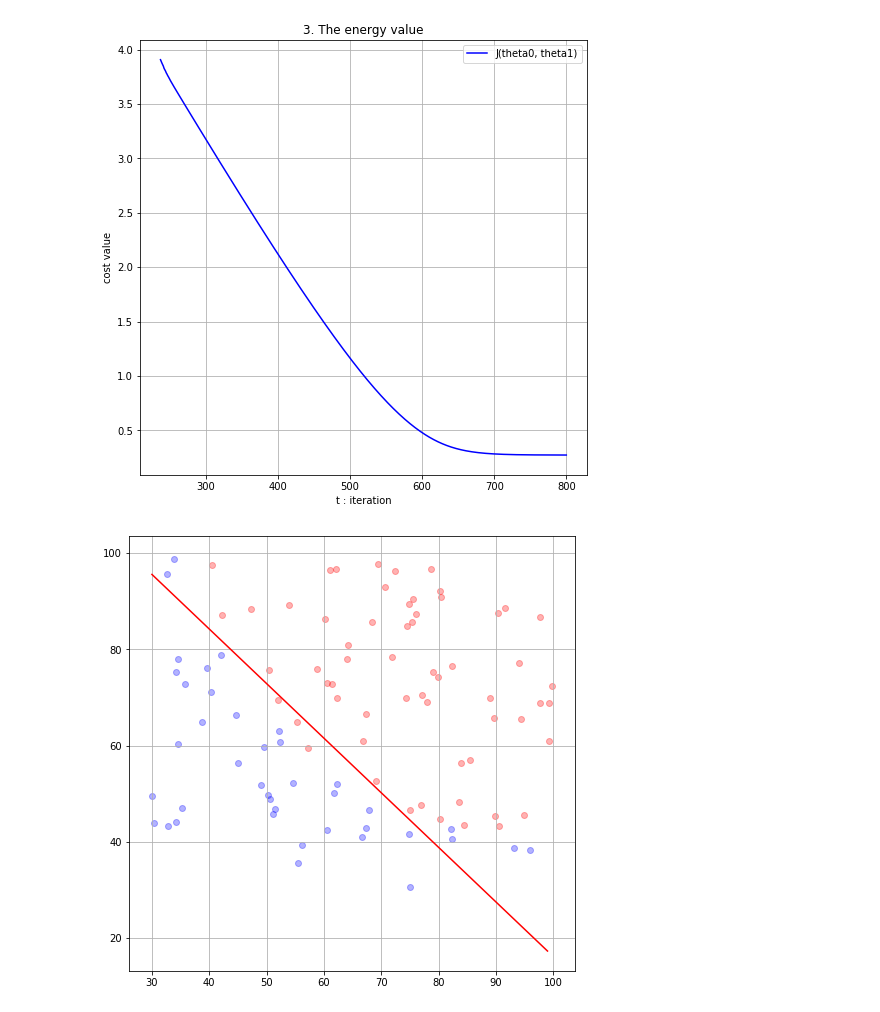
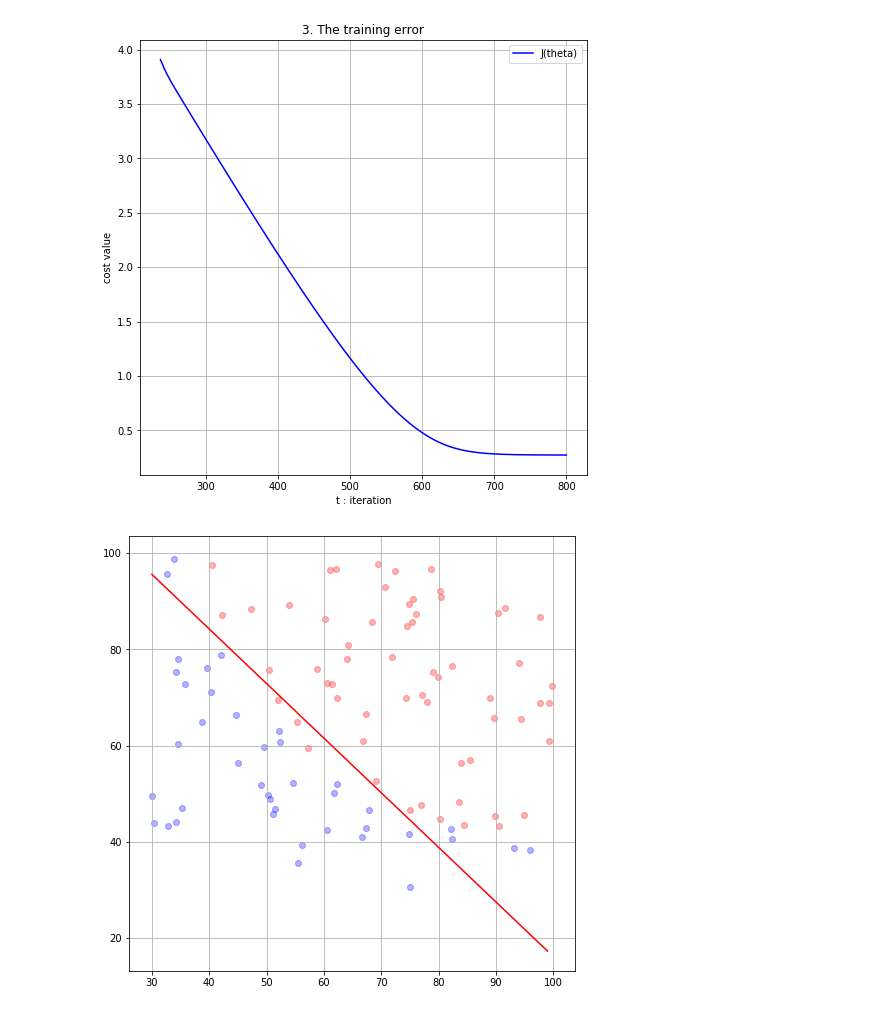
Before and after one commit to cmichael231117/Machine-Learning, a Jupyter notebook: assignment/05/assignment-05.ipynb, the cells around one changed output. Cells and saved outputs as stored; diff of their text form; code cells hidden in the pictures.

```diff
--- a/assignment/05/assignment-05.ipynb
+++ b/assignment/05/assignment-05.ipynb
@@ -83,14 +81,14 @@ plt.show()
 # %%
 plt.figure(figsize=(8, 8))
 plt.plot(iteration, j_value, c = 'blue')
 plt.xlabel('t : iteration')
 plt.ylabel('cost value')
-plt.title('3. The energy value')
-plt.legend(['J(theta0, theta1)'])
+plt.title('3. The training error')
+plt.legend(['J(theta)'])
 plt.grid()
 plt.show()
 # %% [output]
-[figure, old version]
+[figure, new version]
 # %%
 plt.figure(figsize=(8, 8))
 x_pred_line = [x1 for x1 in range(30, 100)]
```
Also changed, not shown: parts of 5 cells of this notebook.
